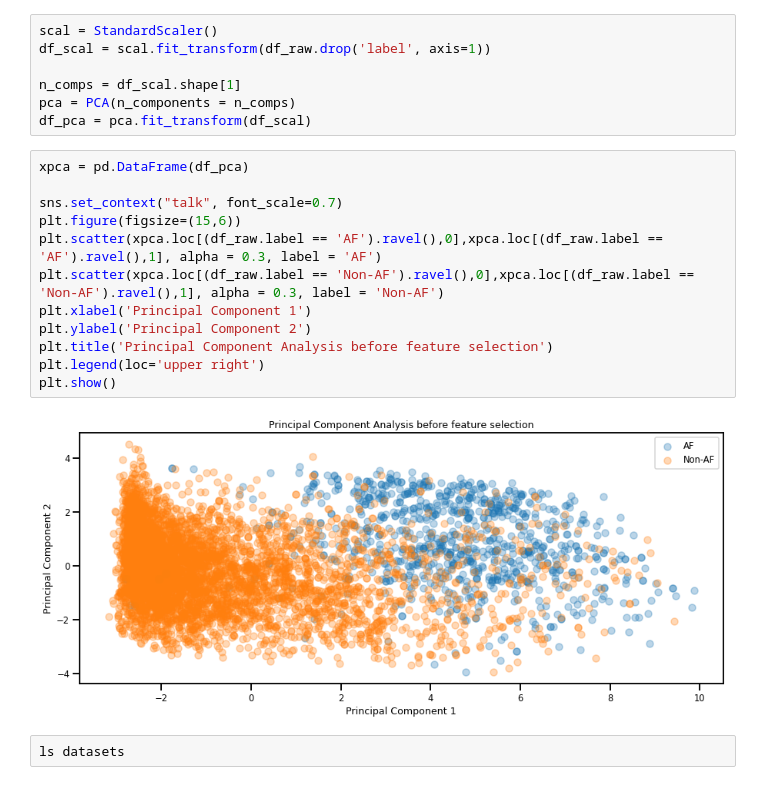
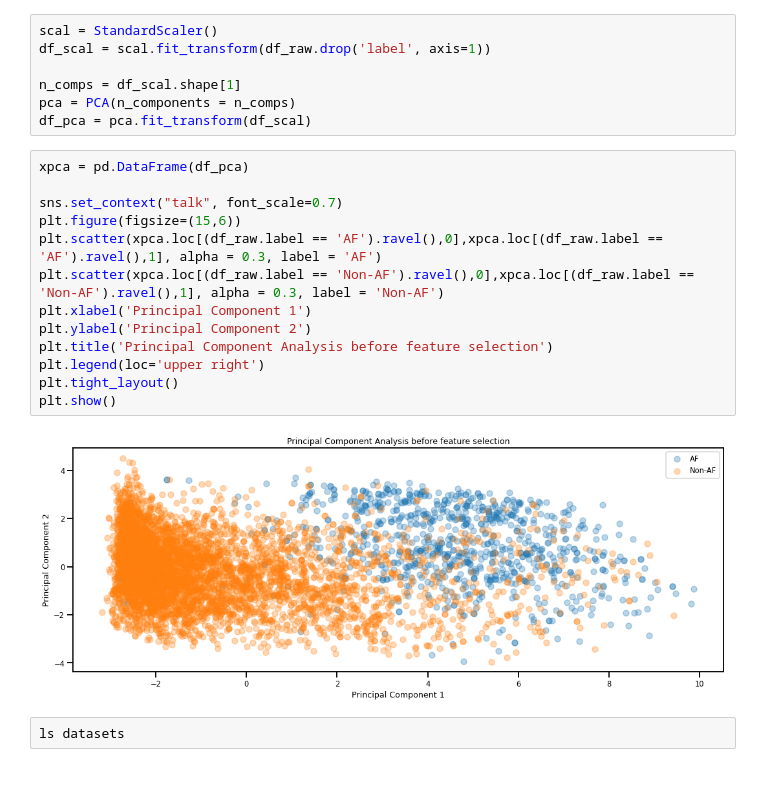
Before and after one commit to tomiambro/af_classifier, a Jupyter notebook: Exploratory Data Analysis.ipynb, the cells around one changed output. Saved outputs shown, nothing was run; the diff lists cells and outputs as text.

```diff
--- a/Exploratory Data Analysis.ipynb
+++ b/Exploratory Data Analysis.ipynb
@@ -168,17 +168,18 @@ df_pca = pca.fit_transform(df_scal)
 # %%
 xpca = pd.DataFrame(df_pca)
 
 sns.set_context("talk", font_scale=0.7)
 plt.figure(figsize=(15,6))
 plt.scatter(xpca.loc[(df_raw.label == 'AF').ravel(),0],xpca.loc[(df_raw.label == 'AF').ravel(),1], alpha = 0.3, label = 'AF')
 plt.scatter(xpca.loc[(df_raw.label == 'Non-AF').ravel(),0],xpca.loc[(df_raw.label == 'Non-AF').ravel(),1], alpha = 0.3, label = 'Non-AF')
 plt.xlabel('Principal Component 1')
 plt.ylabel('Principal Component 2')
 plt.title('Principal Component Analysis before feature selection')
 plt.legend(loc='upper right')
+plt.tight_layout()
 plt.show()
 # %% [output]
-[figure, old version]
+[figure, new version]
 # %%
 ls datasets
 # %% [output]
```
Also changed, not shown: parts of 1 cell of this notebook, 1 other file.
